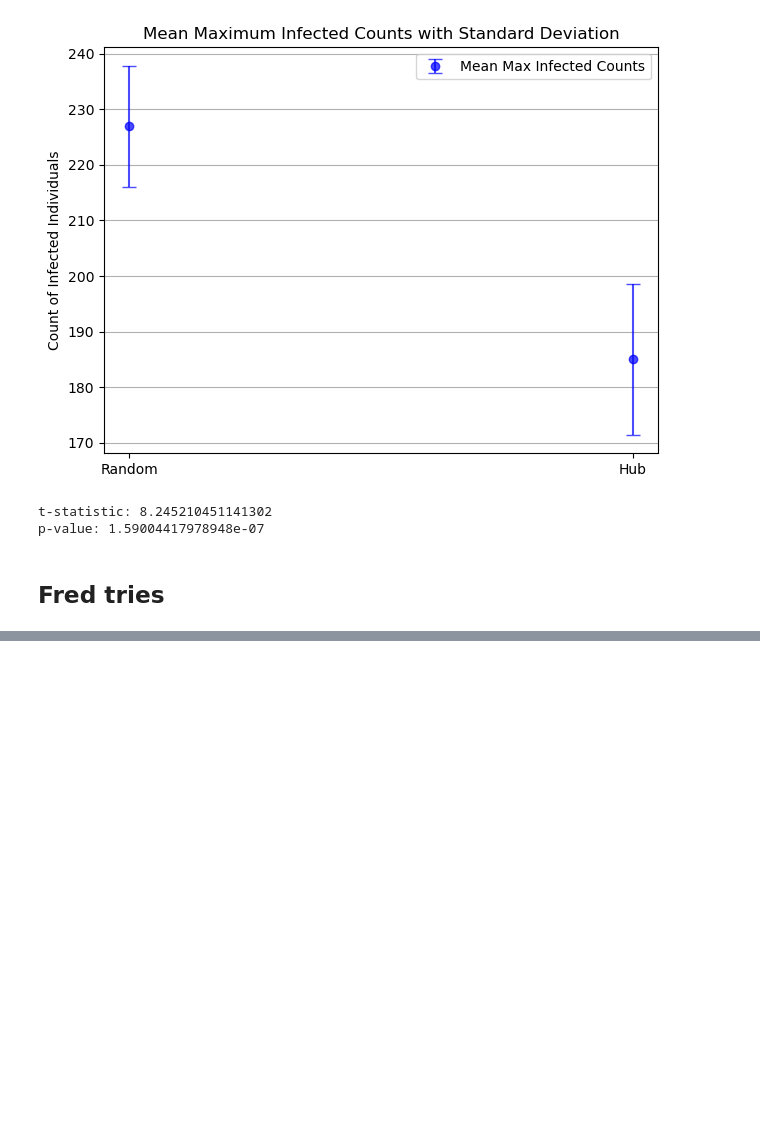
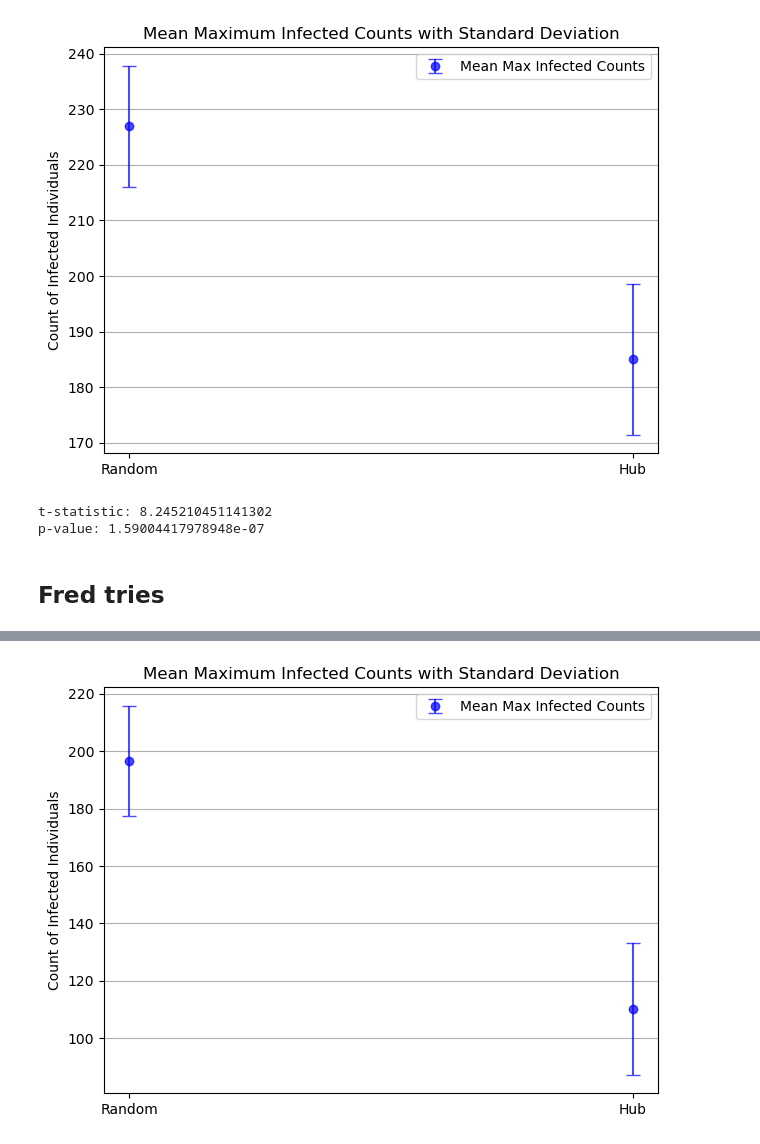
Before and after one commit to marv50/farv, a Jupyter notebook: Intro_Assignment_2.ipynb, the cells around one changed output, grey strips where cells are left out. Saved outputs shown, nothing was run; the diff lists cells and outputs as text; code cells hidden in the pictures; blank space fills up the shorter version.

Commit message:
finished score vac campaign framework

```diff
--- a/Intro_Assignment_2.ipynb
+++ b/Intro_Assignment_2.ipynb
@@ -2508,0 +2523,52 @@ Total tests left:  0
+# %%
+def show_campaign_results(test_max, beta, gamma, t_span, num_runs):
+    """
+    Plots the mean maximum infected counts for both random and hub
+    campaigns with their standard deviations.
+    """
+
+    _, mean_max_random, std_max_random = simulate_random_campaign(
+        test_max, beta, gamma, t_span, num_runs)
+
+    _, mean_max_hub, std_max_hub = simulate_score_campaign(
+        test_max, beta, gamma, t_span, num_runs)
+
+    x_labels = ['Random', 'Hub']
+    means = [mean_max_random, mean_max_hub]
+    std_devs = [std_max_random, std_max_hub]
+
+
+    plt.errorbar(x=np.arange(len(means)), y=means, yerr=std_devs, fmt='o',
+                 capsize=5, color='blue', alpha=0.7, label='Mean Max Infected Counts')
+
+
+    plt.xticks(np.arange(len(x_labels)), x_labels)  # Set x-tick labels
+    plt.title('Mean Maximum Infected Counts with Standard Deviation')
+    plt.ylabel('Count of Infected Individuals')
+    plt.grid(axis='y')
+    plt.legend()
+    plt.tight_layout()  # Adjust layout to make room for labels
+    plt.show()
+
+
+def t_test(test_max, beta, gamma, t_span, num_runs):
+
+    max_vals_random, _, _ = simulate_random_campaign(
+        test_max, beta, gamma, t_span, num_runs)
+
+    max_vals_hub, _, _ = simulate_score_campaign(
+        test_max, beta, gamma, t_span, num_runs)
+
+    t_stat, p_val = stats.ttest_ind(max_vals_random, max_vals_hub)
+
+    return t_stat, p_val
+
+test_max = 10
+beta = 0.05
+gamma = 0.01
+t_span = 50
+num_runs = 10
+
+show_campaign_results(test_max, beta, gamma, t_span, num_runs)
+# %% [output]
+[figure, added]
```
Also changed, not shown: parts of 1 cell of this notebook.
